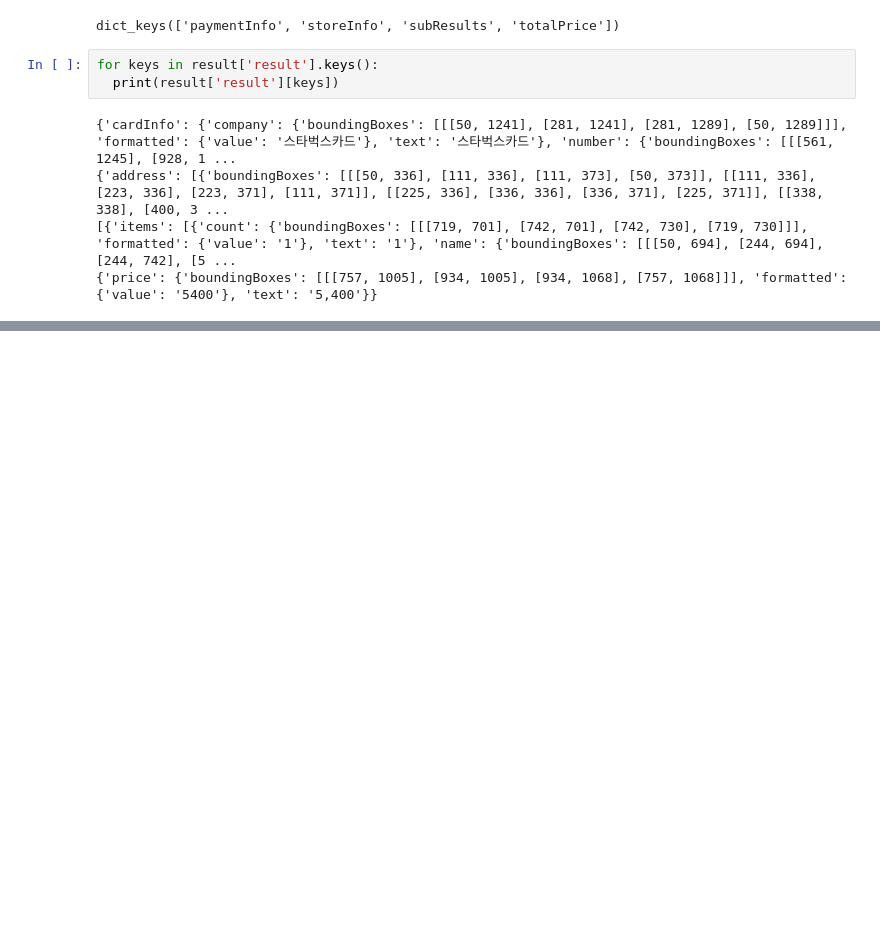
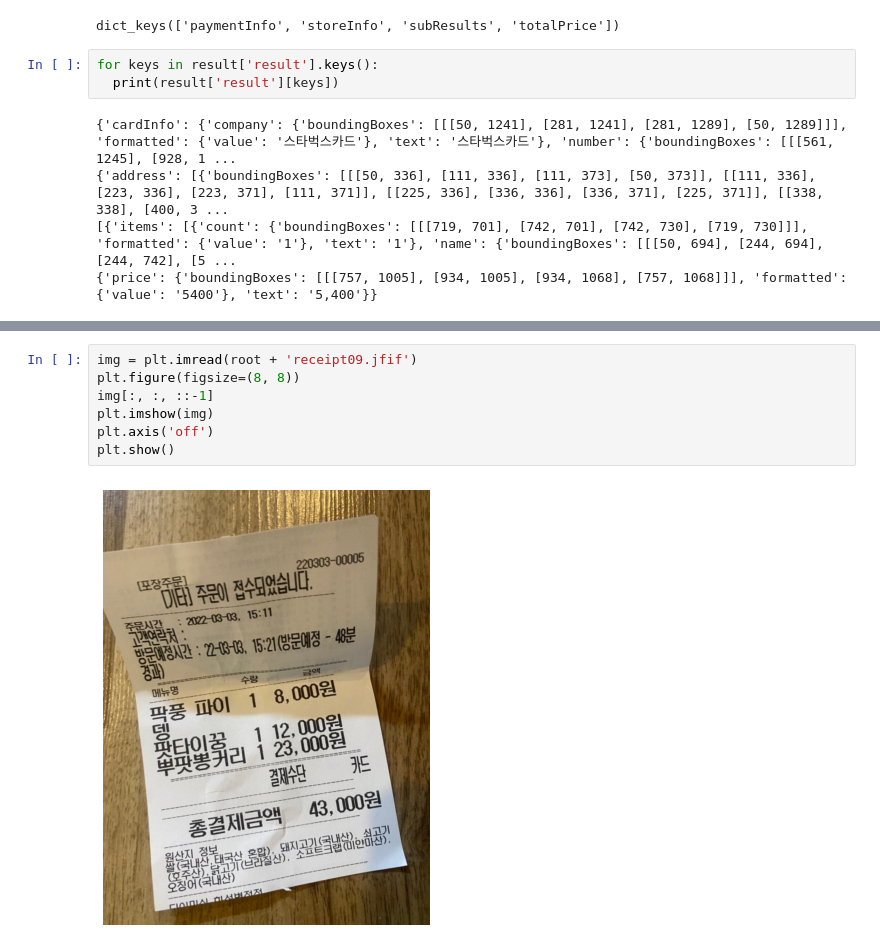
Before and after one commit to hongseoi/colab, a Jupyter notebook: easyOCR01.ipynb, the cells around one changed output, grey strips where cells are left out. Cells and saved outputs as stored; diff of their text form; blank space fills up the shorter version.

```diff
--- a/easyOCR01.ipynb
+++ b/easyOCR01.ipynb
@@ -609,0 +661,9 @@ for keys in result['result'].keys():
+# %%
+img = plt.imread(root + 'receipt09.jfif')
+plt.figure(figsize=(8, 8))
+img[:, :, ::-1]
+plt.imshow(img)
+plt.axis('off')
+plt.show()
+# %% [output]
+[figure, added]
```
Also changed, not shown: parts of 6 cells of this notebook.
